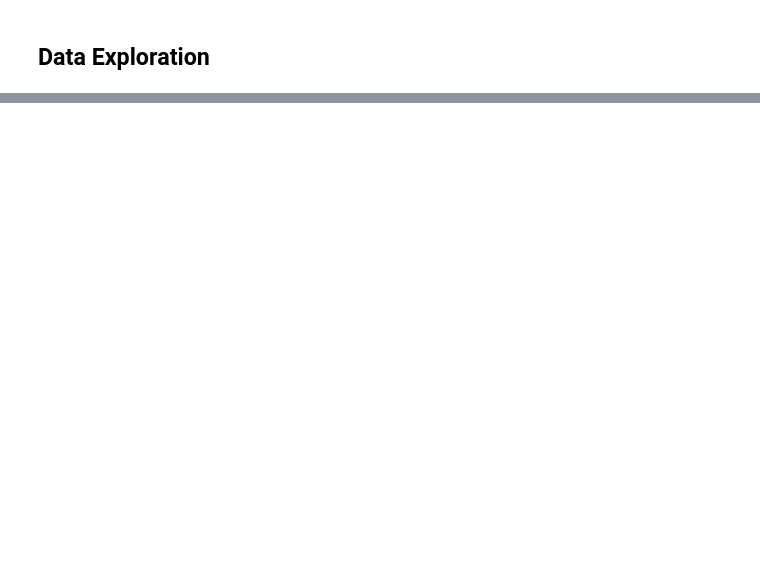
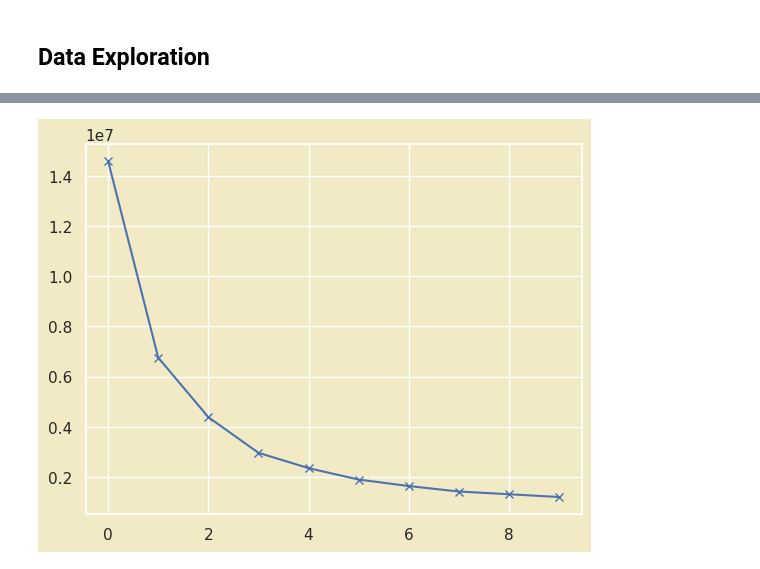
Before and after one commit to monkeygang222/assignment1.4, a Jupyter notebook: 27.ipynb, the cells around one changed output, grey strips where cells are left out. Saved outputs shown, nothing was run; the diff lists cells and outputs as text; code cells hidden in the pictures; blank space fills up the shorter version.

```diff
--- a/27.ipynb
+++ b/27.ipynb
@@ -316,0 +117,10 @@ ac.fit()
+# %%
+# use zscore to remove outliers
+def my_zscore_drop(data, cols):
+    for col in cols:
+        rows = data.shape[0]
+        data_copy = data.copy()
+        data_zscore = zscore(data[col])
+        data = data_copy[abs(data_zscore) <= 3]
+        print("zscore drop ", col, ":", rows - data.shape[0])
+    return data
@@ -316,0 +145,8 @@ ac.fit()
+# %%
+# one hot encode 'track_genre'
+def my_genre_encode(data):
+    data_copy = data.copy()
+    data_copy['track_genre'] = tracks_df['track_genre']
+    data = pd.get_dummies(data_copy, columns = ['track_genre'])
+    print("shape after encode track_genre: ", data.shape)
+    return data
@@ -316,0 +161,52 @@ ac.fit()
+# %%
+# put everything together to play around easier
+tracks_df = pd.read_csv("Spotify_tracks.csv")
+print("original data shape:", tracks_df.shape)
+rows = tracks_df.shape[0]
+
+tracks_df = tracks_df.dropna()
+print("after drop rows with missing value:",rows - tracks_df.shape[0])
+rows = tracks_df.shape[0]
+
+# test result: will not affect clustering, but will make compute faster
+tracks_df = tracks_df.drop_duplicates(subset=['track_id'])
+print("after drop duplicate rows:", rows - tracks_df.shape[0])
+rows = tracks_df.shape[0]
+
+
+# these columns looks more relavent, added 'tempo', removed 'energy'
+cols = [ 'tempo', 'loudness', 'acousticness',"instrumentalness",'danceability', 'liveness', 'speechiness', 'valence']
+#cols = [ 'tempo', 'loudness', 'acousticness',"instrumentalness",'danceability', 'liveness', 'speechiness', 'valence', 'energy']
+
+tracks_df = my_zscore_drop(tracks_df, cols)
+tracks_df = my_iqr_drop(tracks_df, cols)
+data = tracks_df[cols]
+
+# mini max scaler and zscaler is making the silhouette_score really bad
+# data = pd.DataFrame(scaler.fit_transform(data), columns=data.columns)
+# data = data.apply(zscore)
+
+
+print("data shape:", data.shape)
+
+data = my_genre_encode(data)
+#data = my_pca(data, 6)
+
+# try silhouette analyze, super slow
+print("silhouette:")
+for i in range(2, 12):
+    temp = KMeans(n_clusters = i)
+    temp = temp.fit_predict(data)
+    # smaller sample size help get result quicker
+    print(i, silhouette_score(data, temp, sample_size=10000))
+
+# elbow chart from teamate
+elbow = []
+for i in range(2, 12):
+    temp = KMeans(n_clusters = i)
+    temp.fit(data)
+    elbow.append(temp.inertia_)
+plt.plot(elbow, 'bx-')
+# plot start from zero other than 2
+plt.show()
+# %% [output]
@@ -316,0 +230 @@ ac.fit()
+[figure, added]
```
Also changed, not shown: parts of 59 cells of this notebook.
